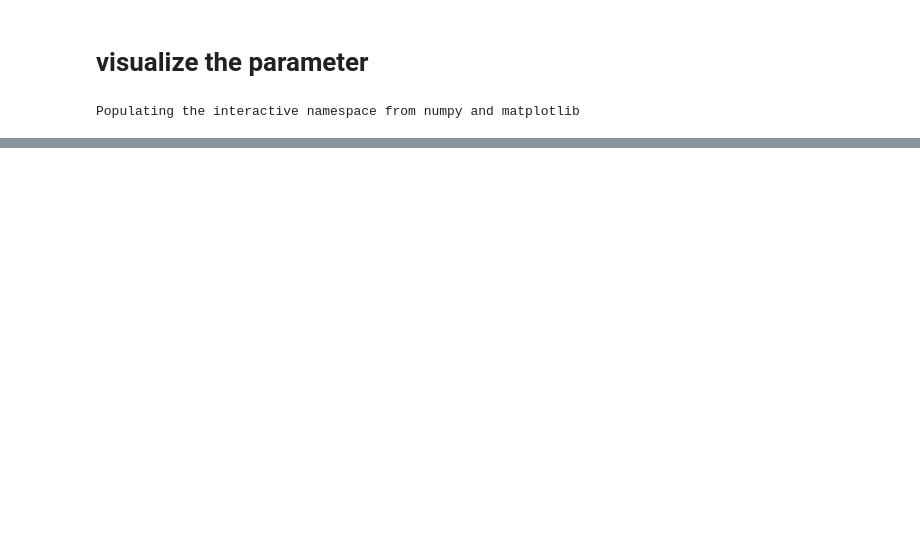
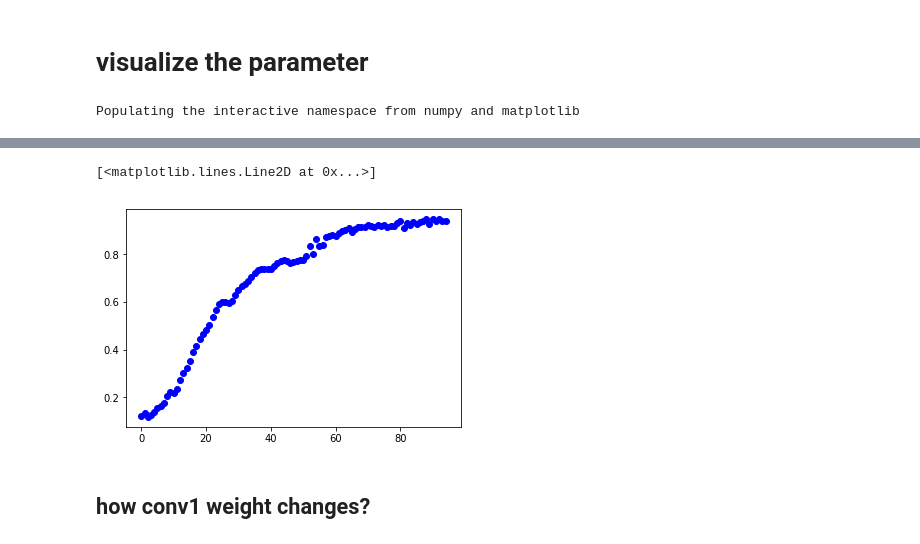
Before and after one commit to crackhopper/cnn-experiment, a Jupyter notebook: save_load_tune.ipynb, the cells around one changed output, grey strips where cells are left out. Drawn from its saved outputs; the diff is of its cells as text; code cells hidden in the pictures; blank space fills up the shorter version.

```diff
--- a/save_load_tune.ipynb
+++ b/save_load_tune.ipynb
@@ -6,0 +12,4 @@ import tensorflow as tf
+# %%
+import pickle
+data_dir = './mnist_lenet/'
+steps,lo,tr_acc,te_acc = pickle.load(open(data_dir+'loss_tracc_teacc.pkl'))
@@ -105,0 +156,17 @@ for i in range(32):
+# %%
+steps,lo,tr_acc,te_acc = pickle.load(open(data_dir+'loss_tracc_teacc.pkl'))
+tf.reset_default_graph()
+new_saver = tf.train.import_meta_graph(data_dir+meta_fname)
+x = tf.get_collection('x')[0]
+y_ = tf.get_collection('y')[0]
+accuracy = tf.get_collection('accuracy')[0]
+
+for i in range(50):
+    paras = all_paras[i][1]
+    with tf.Session() as sess:
+        ops=[]
+        for index,v in enumerate(tf.trainable_variables()):
+            ops.append(v.assign(paras[index]))
+        sess.run(ops)
+        test_accuracy = accuracy.eval(feed_dict={x: mnist.test.images, y_: mnist.test.labels})
+        print i,test_accuracy,te_acc[i]
@@ -105,0 +191,7 @@ for i in range(32):
+# %%
+plot(range(95),te_acc,'bo')
+# %% [output]
+[<matplotlib.lines.Line2D at 0x...>]
+[figure, added]
+# %% [markdown]
+## how conv1 weight changes?
```
Also changed, not shown: parts of 32 cells of this notebook, 3 other files.
